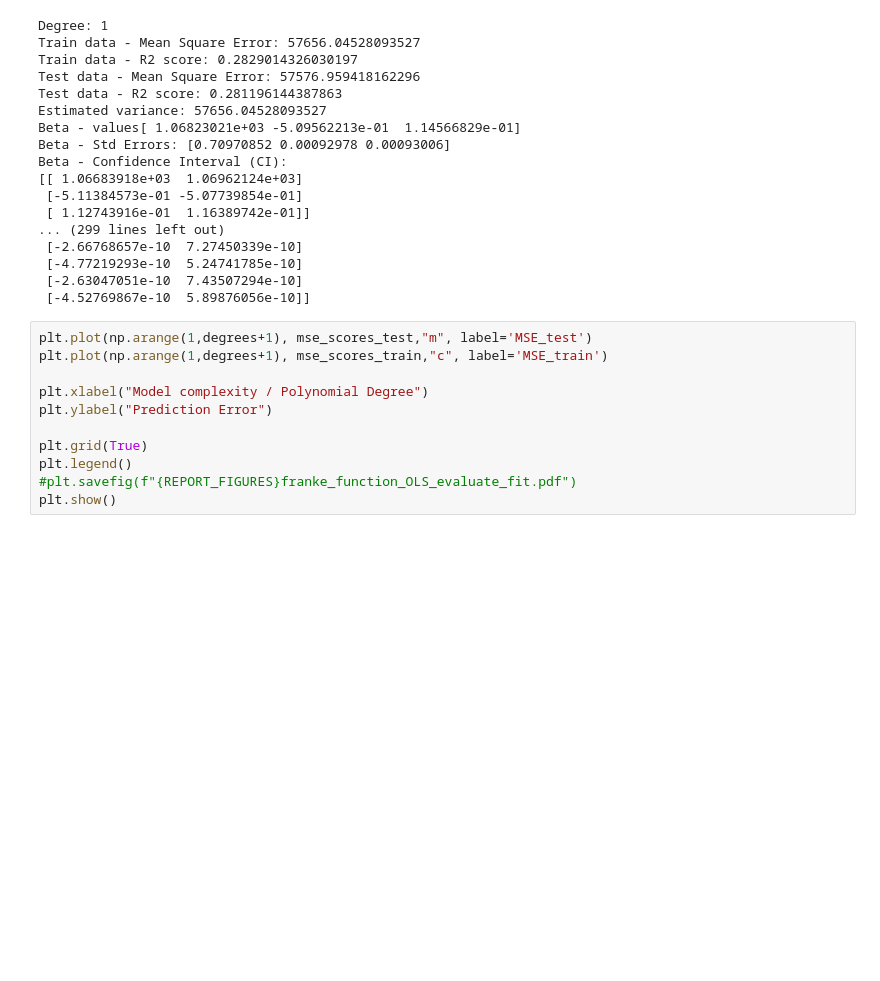
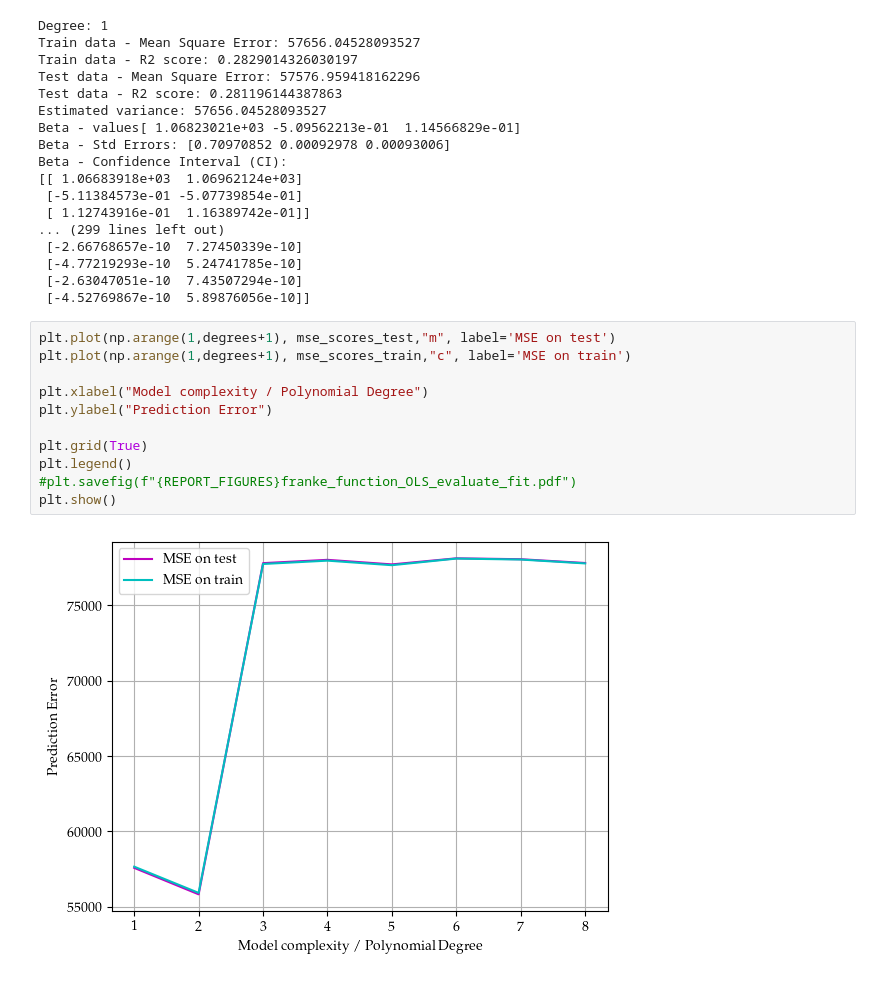
Before and after one commit to AndreasBordvik/FYS-STK4155-Prj1_report, a Jupyter notebook: code/Exercise6.ipynb, the cells around one changed output. Drawn from its saved outputs; the diff is of its cells as text; blank space fills up the shorter version.

```diff
--- a/code/Exercise6.ipynb
+++ b/code/Exercise6.ipynb
@@ -263,13 +269,15 @@ Beta - Confidence Interval (CI):
  [-2.63047051e-10  7.43507294e-10]
  [-4.52769867e-10  5.89876056e-10]]
 # %%
-plt.plot(np.arange(1,degrees+1), mse_scores_test,"m", label='MSE_test')
-plt.plot(np.arange(1,degrees+1), mse_scores_train,"c", label='MSE_train')
+plt.plot(np.arange(1,degrees+1), mse_scores_test,"m", label='MSE on test')
+plt.plot(np.arange(1,degrees+1), mse_scores_train,"c", label='MSE on train')
 
 plt.xlabel("Model complexity / Polynomial Degree")
 plt.ylabel("Prediction Error")
 
 plt.grid(True)
 plt.legend()
 #plt.savefig(f"{REPORT_FIGURES}franke_function_OLS_evaluate_fit.pdf")
 plt.show()
+# %% [output]
+[figure, added]
```
Also changed, not shown: parts of 6 cells of this notebook, 2 other files.
